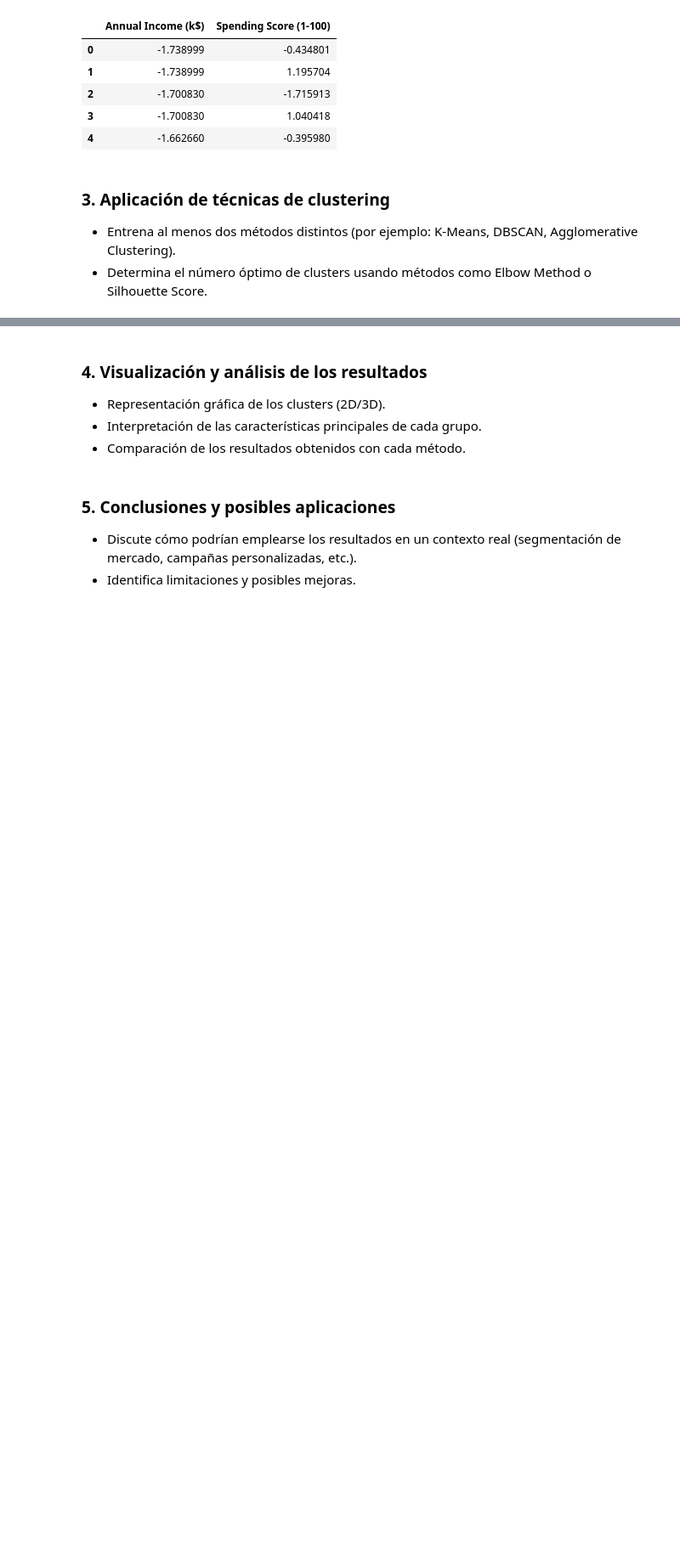
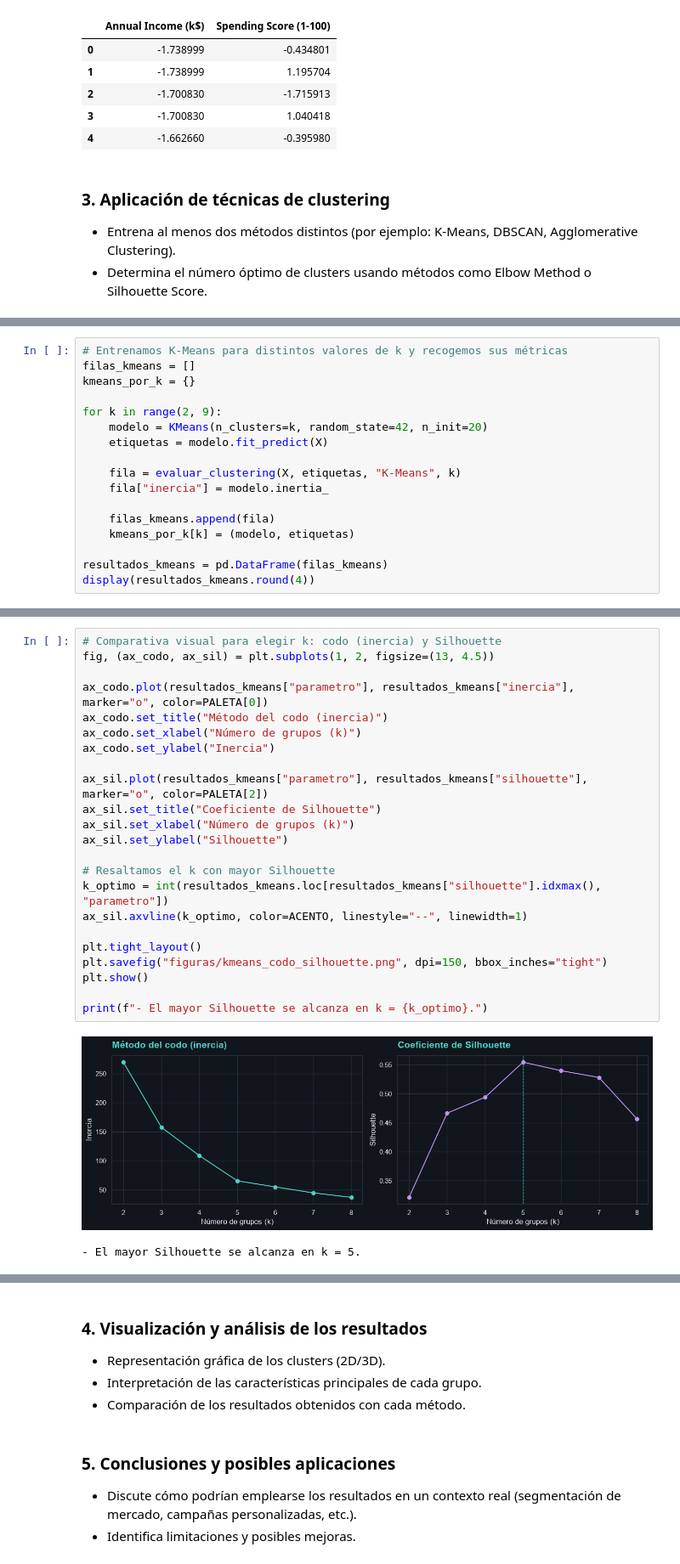
Before and after one commit to QudeCode/MSc-FIAIS-Activity-1, a Jupyter notebook: segmentacion_clientes.ipynb, the cells around one changed output, grey strips where cells are left out. Shown at 85% size. Cells and saved outputs as stored; diff of their text form; blank space fills up the shorter version.

Commit message:
Desarrollo completo del punto 3 - kmeans y dbscan

```diff
--- a/segmentacion_clientes.ipynb
+++ b/segmentacion_clientes.ipynb
@@ -273,0 +338,17 @@ max                 2.92                    1.89
+# %%
+# Entrenamos K-Means para distintos valores de k y recogemos sus métricas
+filas_kmeans = []
+kmeans_por_k = {}
+
+for k in range(2, 9):
+    modelo = KMeans(n_clusters=k, random_state=42, n_init=20)
+    etiquetas = modelo.fit_predict(X)
+
+    fila = evaluar_clustering(X, etiquetas, "K-Means", k)
+    fila["inercia"] = modelo.inertia_
+
+    filas_kmeans.append(fila)
+    kmeans_por_k[k] = (modelo, etiquetas)
+
+resultados_kmeans = pd.DataFrame(filas_kmeans)
+display(resultados_kmeans.round(4))
@@ -273,0 +368,26 @@ max                 2.92                    1.89
+# %%
+# Comparativa visual para elegir k: codo (inercia) y Silhouette
+fig, (ax_codo, ax_sil) = plt.subplots(1, 2, figsize=(13, 4.5))
+
+ax_codo.plot(resultados_kmeans["parametro"], resultados_kmeans["inercia"], marker="o", color=PALETA[0])
+ax_codo.set_title("Método del codo (inercia)")
+ax_codo.set_xlabel("Número de grupos (k)")
+ax_codo.set_ylabel("Inercia")
+
+ax_sil.plot(resultados_kmeans["parametro"], resultados_kmeans["silhouette"], marker="o", color=PALETA[2])
+ax_sil.set_title("Coeficiente de Silhouette")
+ax_sil.set_xlabel("Número de grupos (k)")
+ax_sil.set_ylabel("Silhouette")
+
+# Resaltamos el k con mayor Silhouette
+k_optimo = int(resultados_kmeans.loc[resultados_kmeans["silhouette"].idxmax(), "parametro"])
+ax_sil.axvline(k_optimo, color=ACENTO, linestyle="--", linewidth=1)
+
+plt.tight_layout()
+plt.savefig("figuras/kmeans_codo_silhouette.png", dpi=150, bbox_inches="tight")
+plt.show()
+
+print(f"- El mayor Silhouette se alcanza en k = {k_optimo}.")
+# %% [output]
+[figure, added]
+- El mayor Silhouette se alcanza en k = 5.
```
Also changed, not shown: parts of 13 cells of this notebook.
